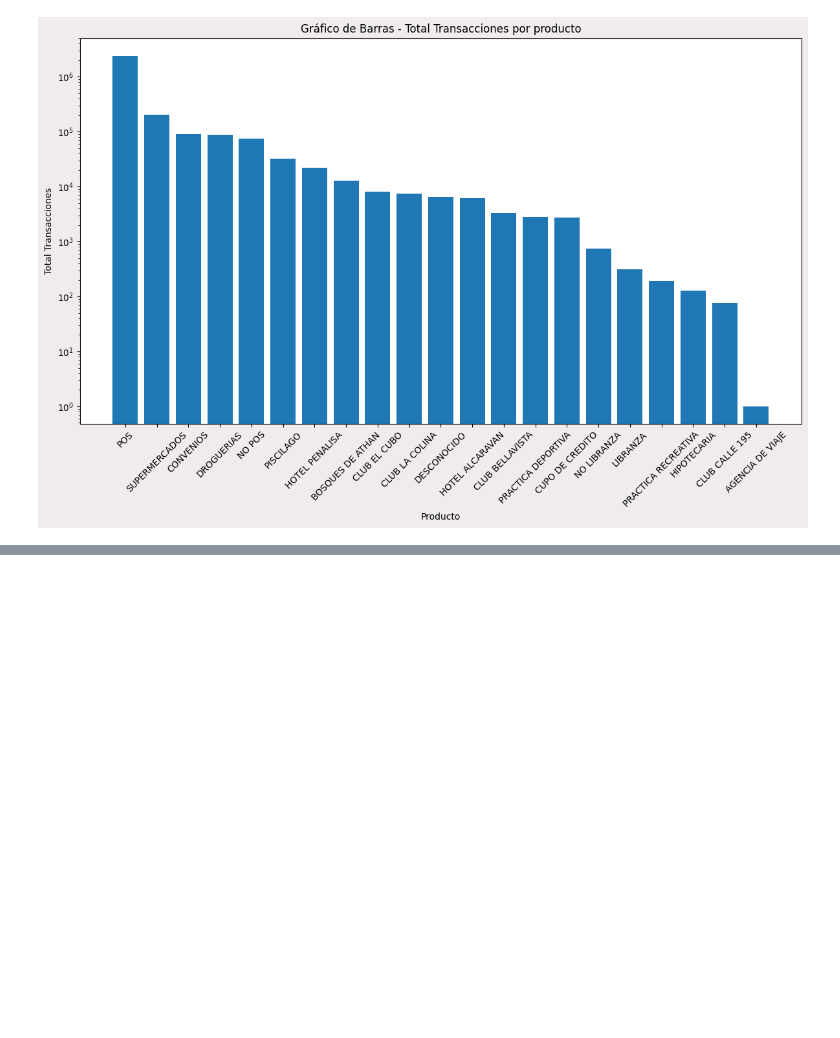
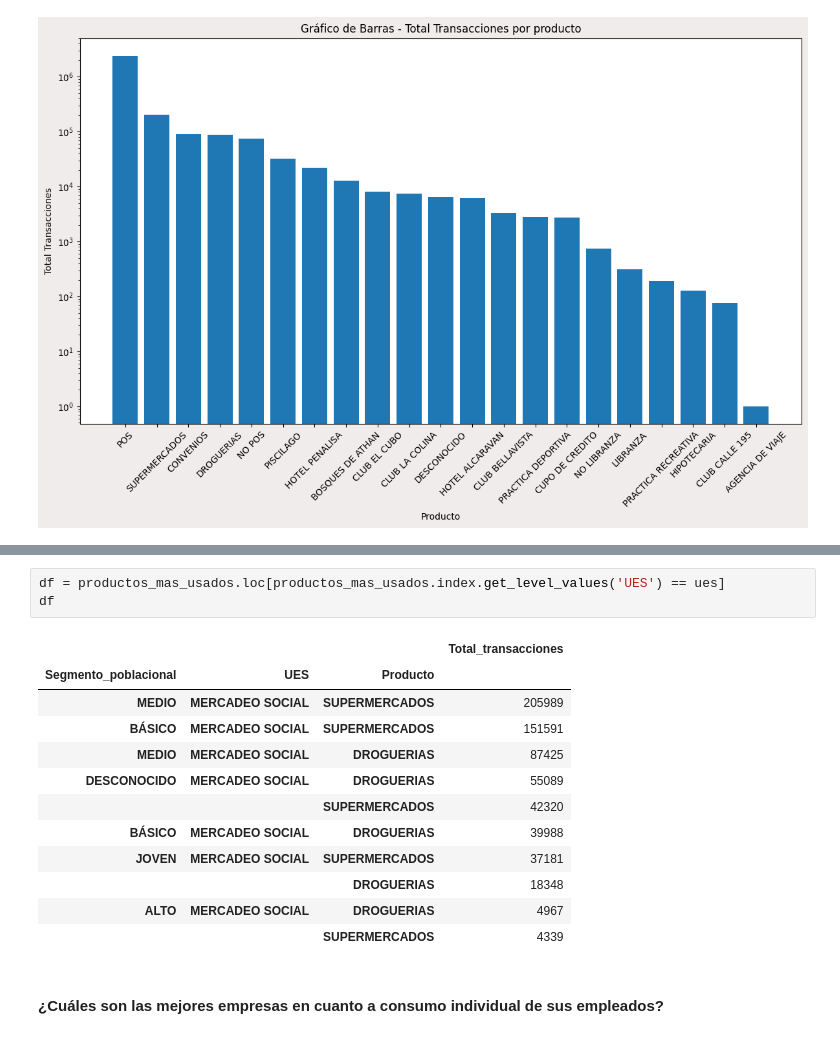
Before and after one commit to DanielAndresD/prueba-tecnica-colsubsidio, a Jupyter notebook: analisis_data.ipynb, the cells around one changed output, grey strips where cells are left out. Saved outputs shown, nothing was run; the diff lists cells and outputs as text; blank space fills up the shorter version.

```diff
--- a/analisis_data.ipynb
+++ b/analisis_data.ipynb
@@ -630,3 +637,21 @@ for ues in ues_list:
+# %%
+df = productos_mas_usados.loc[productos_mas_usados.index.get_level_values('UES') == ues]
+df
+# %% [output]
+|  |  |  | Total_transacciones |
+| Segmento_poblacional | UES | Producto |  |
+| MEDIO | MERCADEO SOCIAL | SUPERMERCADOS | 205989 |
+| BÁSICO | MERCADEO SOCIAL | SUPERMERCADOS | 151591 |
+| MEDIO | MERCADEO SOCIAL | DROGUERIAS | 87425 |
+| DESCONOCIDO | MERCADEO SOCIAL | DROGUERIAS | 55089 |
+|  |  | SUPERMERCADOS | 42320 |
+| BÁSICO | MERCADEO SOCIAL | DROGUERIAS | 39988 |
+| JOVEN | MERCADEO SOCIAL | SUPERMERCADOS | 37181 |
+|  |  | DROGUERIAS | 18348 |
+| ALTO | MERCADEO SOCIAL | DROGUERIAS | 4967 |
+|  |  | SUPERMERCADOS | 4339 |
+# %% [markdown]
+#### ¿Cuáles son las mejores empresas en cuanto a consumo individual de sus empleados?
 # %%
 empresas_con_mejor_reputacion=empresas_personas_consumos_join.query('id_empresa.notna()')\
     .pivot_table(
```
Also changed, not shown: parts of 9 cells of this notebook, 19 other files.
